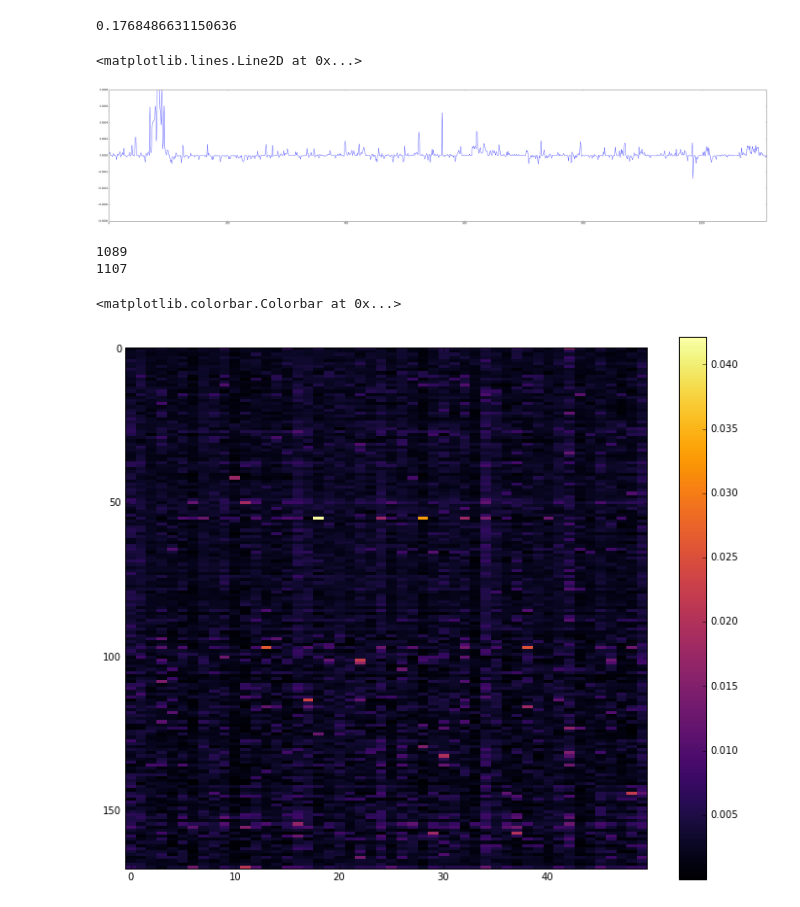
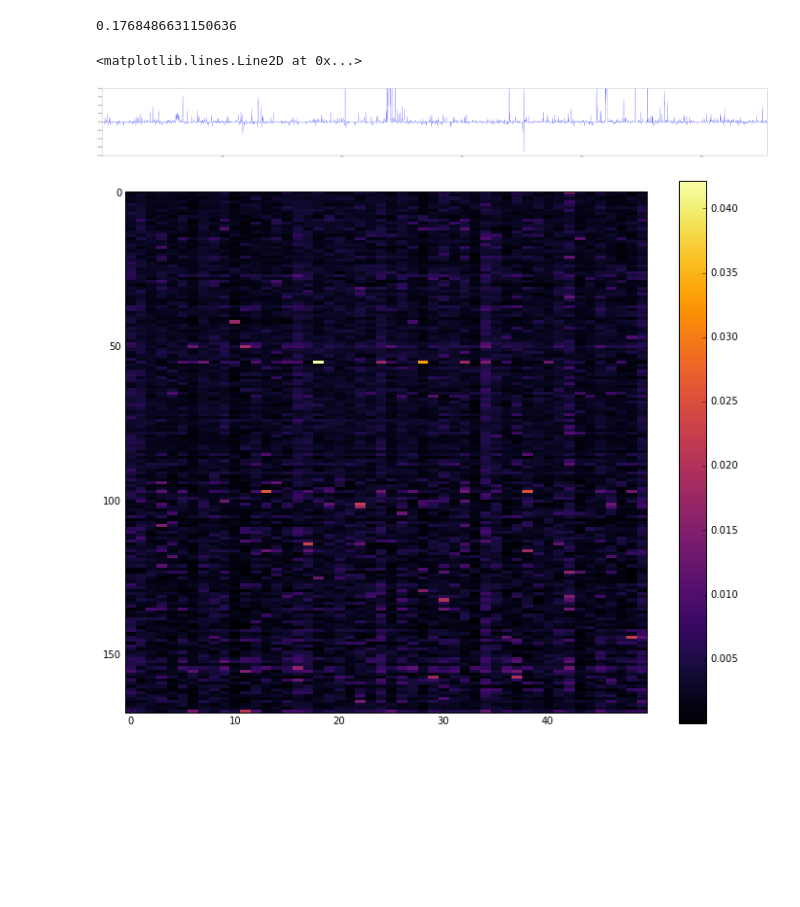
Before and after one commit to Thru-Echoes/structure-gene-discovery, a Jupyter notebook: pseudomonas/pseudomonas.ipynb, the cells around one changed output. Saved outputs shown, nothing was run; the diff lists cells and outputs as text; code cells hidden in the pictures; blank space fills up the shorter version.

```diff
--- a/pseudomonas/pseudomonas.ipynb
+++ b/pseudomonas/pseudomonas.ipynb
@@ -150,25 +106,16 @@ np.var(np.log(x))
 # %% [output]
 0.1768486631150636
 # %%
-i = 1
+i = 18
 from matplotlib.lines import Line2D
 fig, axes = plt.subplots(1)
-fig.set_size_inches(50,10)
+fig.set_size_inches(100,10)
 axes.set_ylim([-.0008,.0008])
-axes.set_xlim([0,w.shape[1]/5])
+axes.set_xlim([0,w.shape[1]])
 axes.add_line(Line2D(range(w.shape[1]), np.sign(np.array(w)[i,:]) * (np.array(w)[i,:])**2))
 # %% [output]
 <matplotlib.lines.Line2D at 0x...>
-[figure, old version]
+[figure, new version]
-# %%
-ever_hw = set([item for sublist in hw for item in sublist])
-ever_KEGG = set([item for sublist in KEGG_list for item in sublist])
-
-print len(ever_KEGG.intersection(ever_hw))
-print len(ever_hw) * len(ever_KEGG) / w.shape[1]
-# %% [output]
-1089
-1107
 # %%
 from __future__ import division
 
@@ -186,7 +133,6 @@ fig, ax = plt.subplots(1)
 fig.set_size_inches(12,10)
 h=ax.imshow(df, plt.get_cmap('inferno'), aspect=50/169, interpolation = "nearest")
 ax.margins(0,0)
-fig.colorbar(h)
+fig.colorbar(h);
 # %% [output]
-<matplotlib.colorbar.Colorbar at 0x...>
 [figure]
```
Also changed, not shown: parts of 12 cells of this notebook, 1 other file.
